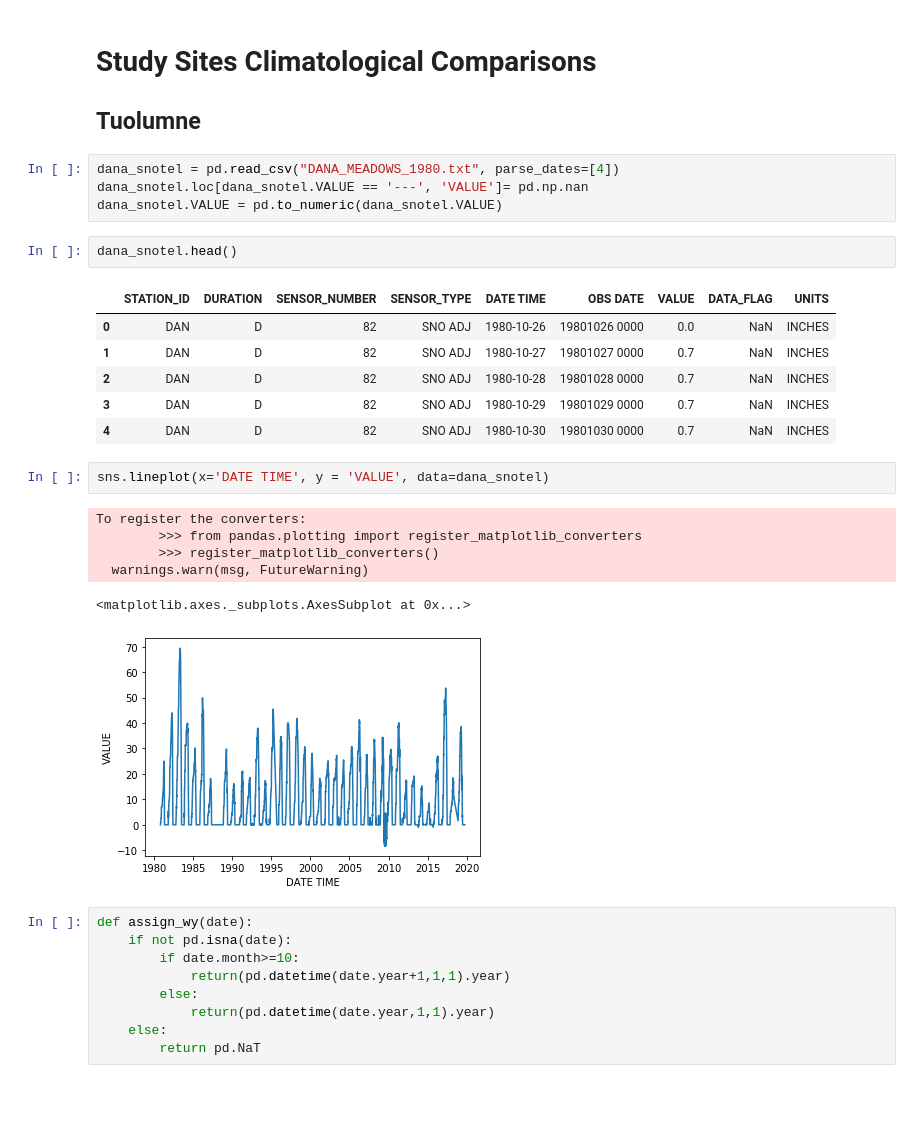
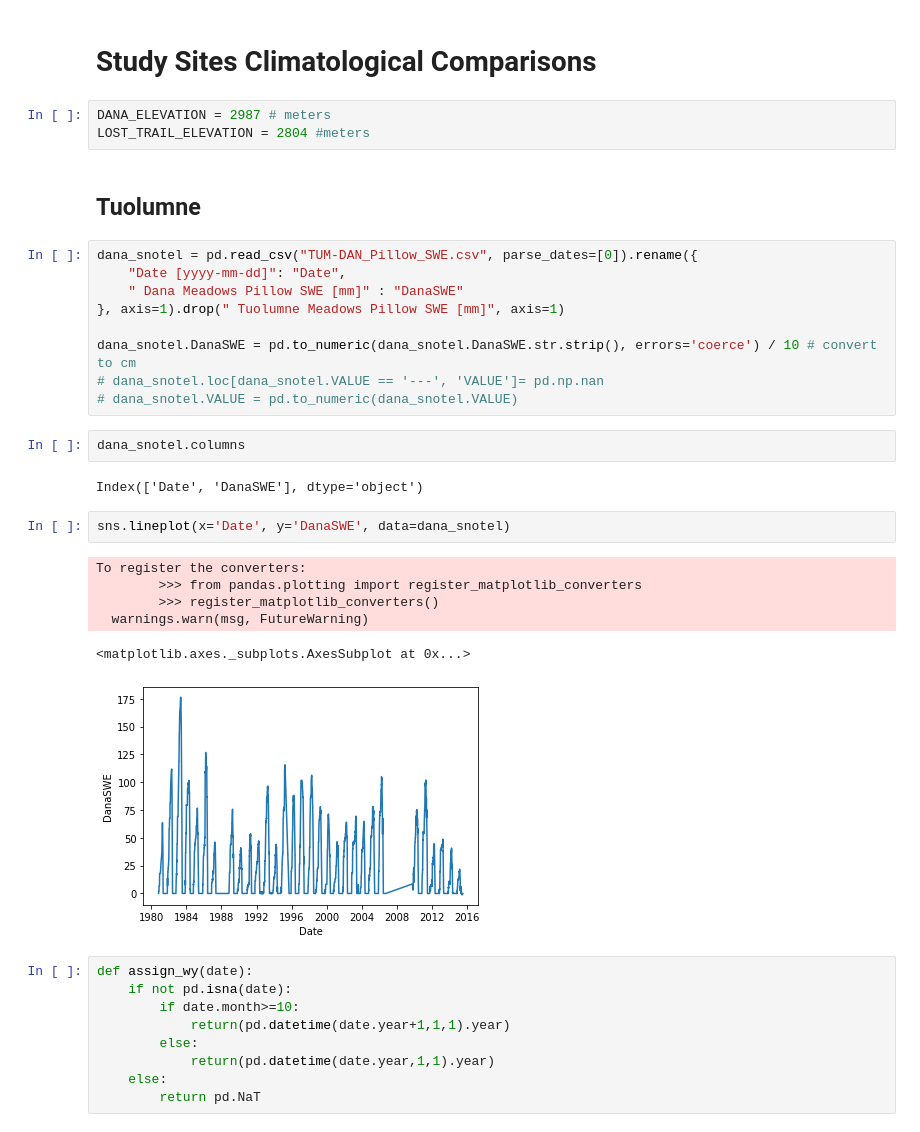
Before and after one commit to acannistra/planet-snowcover, a Jupyter notebook: experiments/ASO_Tuolumne/figures/climate/climate-figure.ipynb, the cells around one changed output. Saved outputs shown, nothing was run; the diff lists cells and outputs as text; blank space fills up the shorter version.

Commit message:
cliimate figure

```diff
--- a/experiments/ASO_Tuolumne/figures/climate/climate-figure.ipynb
+++ b/experiments/ASO_Tuolumne/figures/climate/climate-figure.ipynb
@@ -20,28 +84,32 @@ import numpy as np
 # %% [markdown]
 # Study Sites Climatological Comparisons
-## Tuolumne
+# %%
+DANA_ELEVATION = 2987 # meters
+LOST_TRAIL_ELEVATION = 2804 #meters
+# %% [markdown]
+## Tuolumne
 # %%
-dana_snotel = pd.read_csv("DANA_MEADOWS_1980.txt", parse_dates=[4])
-dana_snotel.loc[dana_snotel.VALUE == '---', 'VALUE']= pd.np.nan
-dana_snotel.VALUE = pd.to_numeric(dana_snotel.VALUE)
+dana_snotel = pd.read_csv("TUM-DAN_Pillow_SWE.csv", parse_dates=[0]).rename({
+    "Date [yyyy-mm-dd]": "Date",
+    " Dana Meadows Pillow SWE [mm]" : "DanaSWE"
+}, axis=1).drop(" Tuolumne Meadows Pillow SWE [mm]", axis=1)
+
+dana_snotel.DanaSWE = pd.to_numeric(dana_snotel.DanaSWE.str.strip(), errors='coerce') / 10 # convert to cm
+# dana_snotel.loc[dana_snotel.VALUE == '---', 'VALUE']= pd.np.nan
+# dana_snotel.VALUE = pd.to_numeric(dana_snotel.VALUE)
 # %%
-dana_snotel.head()
+dana_snotel.columns
 # %% [output]
-|  | STATION_ID | DURATION | SENSOR_NUMBER | SENSOR_TYPE | DATE TIME | OBS DATE | VALUE | DATA_FLAG | UNITS |
-| 0 | DAN | D | 82 | SNO ADJ | 1980-10-26 | 19801026 0000 | 0.0 | NaN | INCHES |
-| 1 | DAN | D | 82 | SNO ADJ | 1980-10-27 | 19801027 0000 | 0.7 | NaN | INCHES |
-| 2 | DAN | D | 82 | SNO ADJ | 1980-10-28 | 19801028 0000 | 0.7 | NaN | INCHES |
-| 3 | DAN | D | 82 | SNO ADJ | 1980-10-29 | 19801029 0000 | 0.7 | NaN | INCHES |
-| 4 | DAN | D | 82 | SNO ADJ | 1980-10-30 | 19801030 0000 | 0.7 | NaN | INCHES |
+Index(['Date', 'DanaSWE'], dtype='object')
 # %%
-sns.lineplot(x='DATE TIME', y = 'VALUE', data=dana_snotel)
+sns.lineplot(x='Date', y='DanaSWE', data=dana_snotel)
 # %% [output]
 To register the converters:
         >>> from pandas.plotting import register_matplotlib_converters
         >>> register_matplotlib_converters()
   warnings.warn(msg, FutureWarning)
 <matplotlib.axes._subplots.AxesSubplot at 0x...>
-[figure, old version]
+[figure, new version]
 # %%
 def assign_wy(date):
     if not pd.isna(date):
```
Also changed, not shown: parts of 71 cells of this notebook, 13 other files.
